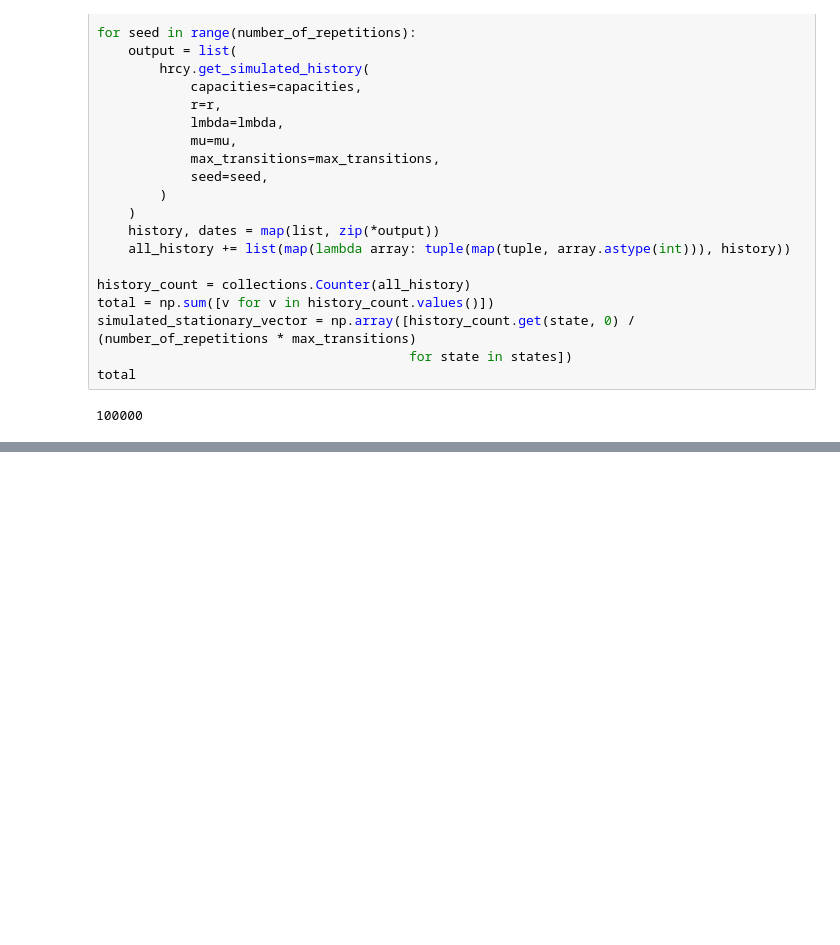
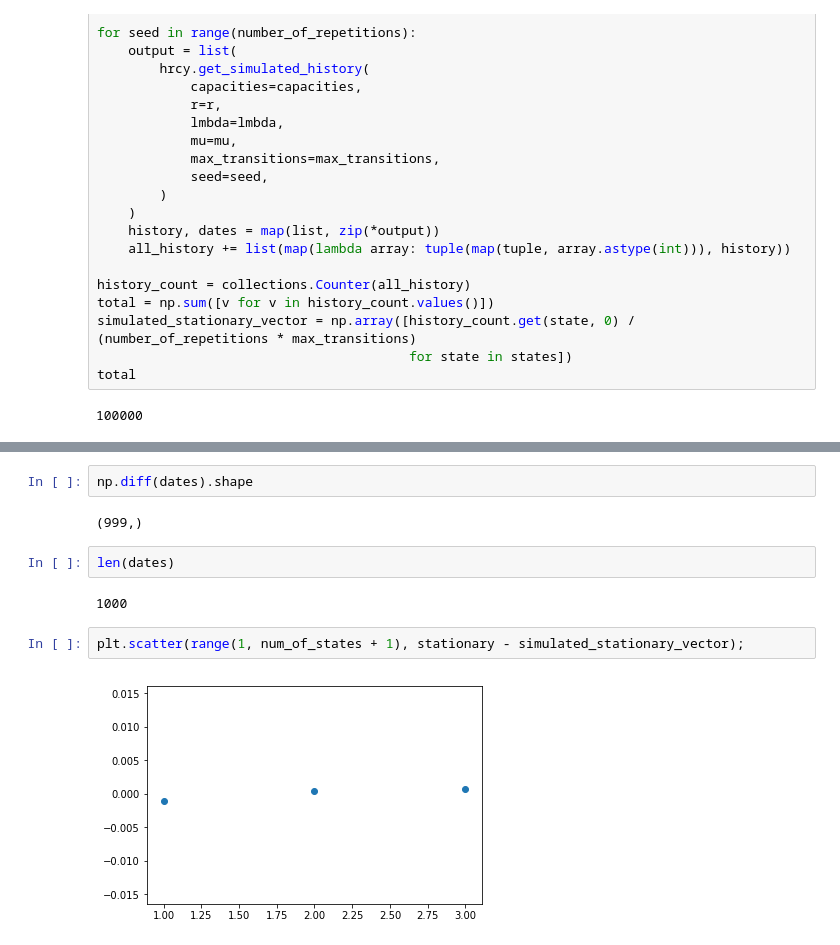
Before and after one commit to drvinceknight/HierarchicalPromotion, a Jupyter notebook: main.ipynb, the cells around one changed output, grey strips where cells are left out. Saved outputs shown, nothing was run; the diff lists cells and outputs as text; blank space fills up the shorter version.

```diff
--- a/main.ipynb
+++ b/main.ipynb
@@ -123,0 +205,12 @@ states[np.argmax(simulated_stationary_vector)]
+# %%
+np.diff(dates).shape
+# %% [output]
+(999,)
+# %%
+len(dates)
+# %% [output]
+1000
+# %%
+plt.scatter(range(1, num_of_states + 1), stationary - simulated_stationary_vector);
+# %% [output]
+[figure, added]
```
Also changed, not shown: parts of 37 cells of this notebook.
